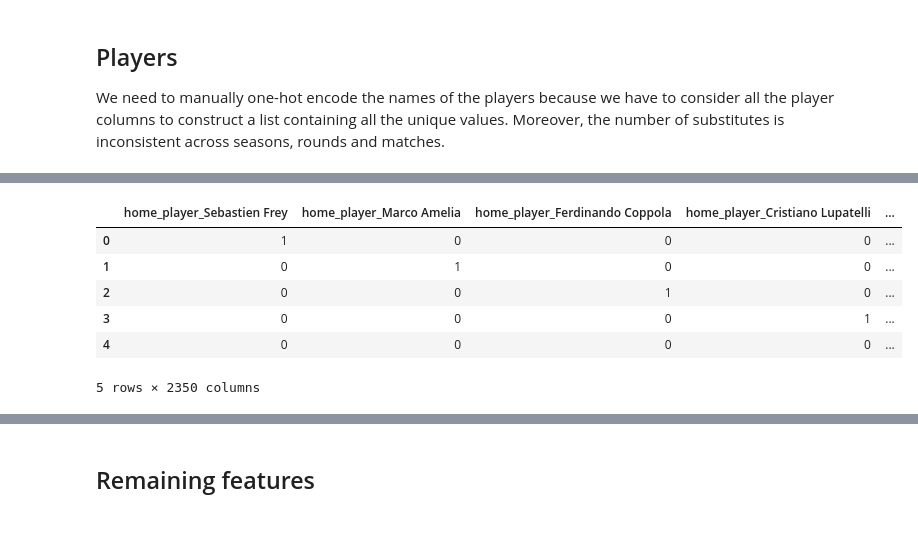
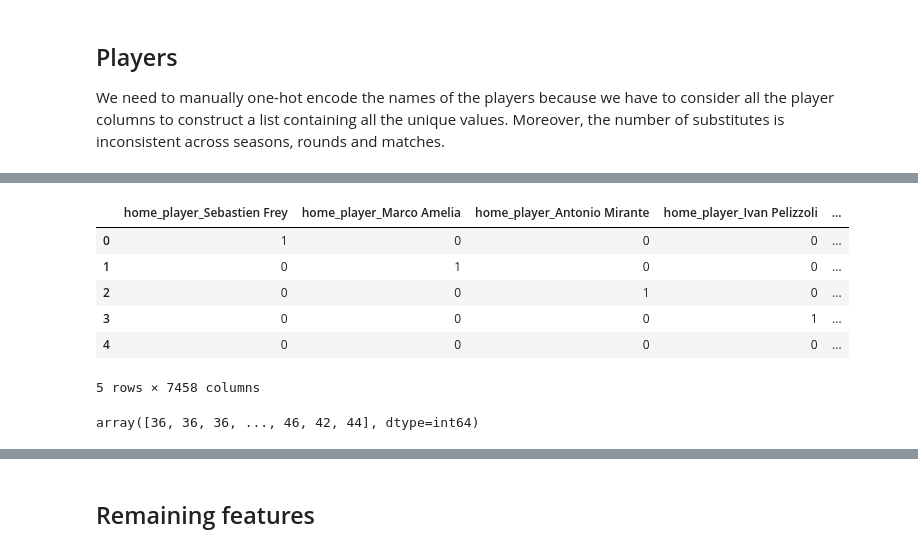
Before and after one commit to davnig/football-match-results-prediction, a Jupyter notebook: data_preprocessing.ipynb, the cells around one changed output, grey strips where cells are left out. Saved outputs shown, nothing was run; the diff lists cells and outputs as text; code cells hidden in the pictures.

Commit message:
fix: players encoding was updated to support inconsistent num of substitutes

```diff
--- a/data_preprocessing.ipynb
+++ b/data_preprocessing.ipynb
@@ -122,9 +119,9 @@ print(f'{len(train_raw[to_fix_mask])} matches left to fix for issue #2')
 ### Issue #3
 In round 4, season 2012-13, CAGLIARI-ROMA was not played and a victory by forfeit was given to ROMA. We will discard this match as it does not bring information.
 # %%
-to_fix_mask = (train_raw['date'] == '-') & (train_raw['round'] == 4) & (train_raw['season'] == '2012-13')
-print(f'{len(train_raw[to_fix_mask])} matches left to fix for issue #3')
-train_raw[to_fix_mask]
+to_fix_mask = (df['date'] == '-') & (df['round'] == 4) & (df['season'] == '2012-13')
+print(f'{len(df[to_fix_mask])} matches left to fix for issue #3')
+df[to_fix_mask]
 # %% [output]
 1 matches left to fix for issue #3
 |  | season | round | date | time | referee | home_team | away_team | home_score | away_score | home_coach | ... |
@@ -133,4 +130,4 @@ train_raw[to_fix_mask]
 # %%
 # Fix issue #3
-train_raw.drop(index=train_raw[to_fix_mask].index.tolist(), inplace=True)
+df.drop(index=df[to_fix_mask].index.tolist(), inplace=True)
 # %%
@@ -147,9 +144,6 @@ Let's inspect our data a little bit more
 # %% [markdown]
 ## Data manipulation
 Now let's clean our raw data and add some additional features.
-# %%
-df = pd.DataFrame(train_raw)
-# df = df[:200]
 # %%
 # convert date str to datetime
 df['date'] = pd.to_datetime(df['date'], infer_datetime_format=True)
@@ -286,4 +289,4 @@ home_player_columns += get_column_names_containing_str(df, 'home_substitute')
 away_player_columns = get_column_names_containing_str(df, 'away_player')
 away_player_columns += get_column_names_containing_str(df, 'away_substitute')
 all_unique_players = pd.concat([df[player_columns[i]] for i in range(len(player_columns))], axis=0).unique().tolist()
-all_unique_players
+all_unique_players.remove('-')
@@ -308,25 +293,34 @@ all_unique_players
 # %%
 result = []
+# print(df.head())
 for index, row in df.iterrows():
     home_encoding = [0] * len(all_unique_players)
     away_encoding = [0] * len(all_unique_players)
     for idx in range(len(home_player_columns)):
-        home_player_idx = all_unique_players.index(row[home_player_columns[idx]])
-        home_encoding[home_player_idx] = 1
-        away_player_idx = all_unique_players.index(row[away_player_columns[idx]])
-        away_encoding[away_player_idx] = 1
+        # print(row[home_player_columns[idx]])
+        if row[home_player_columns[idx]] != '-':
+            home_player_idx = all_unique_players.index(row[home_player_columns[idx]])
+            home_encoding[home_player_idx] = 1
+        if row[away_player_columns[idx]] != '-':
+            away_player_idx = all_unique_players.index(row[away_player_columns[idx]])
+            away_encoding[away_player_idx] = 1
     result += [home_encoding + away_encoding]
 home_away_player_columns = [f'home_player_{name}' for name in all_unique_players] + [f'away_player_{name}' for name in all_unique_players]
 players_df = pd.DataFrame(result, columns=home_away_player_columns)
 players_df.head()
 # %% [output]
-|  | home_player_Sebastien Frey | home_player_Marco Amelia | home_player_Ferdinando Coppola | home_player_Cristiano Lupatelli | ... |
+|  | home_player_Sebastien Frey | home_player_Marco Amelia | home_player_Antonio Mirante | home_player_Ivan Pelizzoli | ... |
 | 0 | 1 | 0 | 0 | 0 | ... |
 | 1 | 0 | 1 | 0 | 0 | ... |
 | 2 | 0 | 0 | 1 | 0 | ... |
 | 3 | 0 | 0 | 0 | 1 | ... |
 | 4 | 0 | 0 | 0 | 0 | ... |
-5 rows × 2350 columns
+5 rows × 7458 columns
+# %%
+import numpy as np
+np.count_nonzero(players_df, axis=1)
+# %% [output]
+array([36, 36, 36, ..., 46, 42, 44], dtype=int64)
 # %%
 df.shape
 # %% [output]
```
Also changed, not shown: parts of 19 cells of this notebook, 1 other file.
